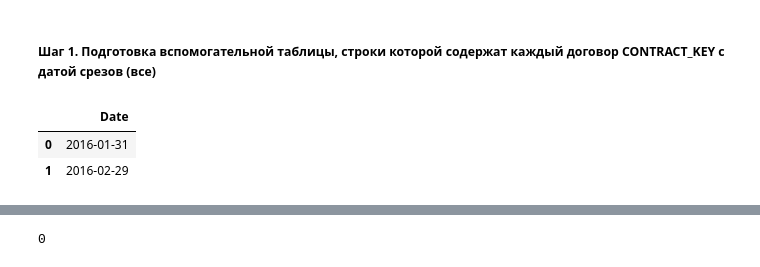
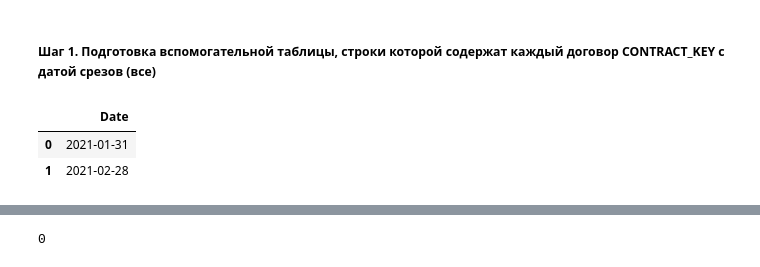
Before and after one commit to astashenko/Calculation_of_portfolio_debt_parameters, a Jupyter notebook: overdues.ipynb, the cells around one changed output, grey strips where cells are left out. Cells and saved outputs as stored; diff of their text form; code cells hidden in the pictures.

```diff
--- a/overdues.ipynb
+++ b/overdues.ipynb
@@ -29,22 +30,24 @@ tables = list(['TABLE_31012017_2','TABLE_28022017_2','TABLE_31032017_2','TABLE_3
 # %%
 # all the dates Series
 # Все срезы находятся в периоде  с 2017-2021 включительно, но поскольку необходимо рассчитать просрочку за последние 12 месяцев, то считаем за весь 2016 также
 
 import calendar
 from datetime import datetime
 
-yearstart = 2016
-yearend   = 2022
+# yearstart = 2016
+# yearend   = 2022
 
+yearstart = 2021
+yearend   = 2023
 
 Dates = pd.DataFrame([datetime(year, month, calendar.monthrange(year, month)[1])
                     for year in range(yearstart, yearend) for month in range(1, 13)])
 Dates.columns = ['Date']
 Dates.head(2)
 # %% [output]
 |  | Date |
-| 0 | 2016-01-31 |
-| 1 | 2016-02-29 |
+| 0 | 2021-01-31 |
+| 1 | 2021-02-28 |
 # %%
 # read all the CONTRACT_KEYs from all the table
 # CONTRACT_KEY - первичный ключ для потрфеля, определяем для каких именно контрагентов нужна просрочка
```
Also changed, not shown: parts of 14 cells of this notebook.
